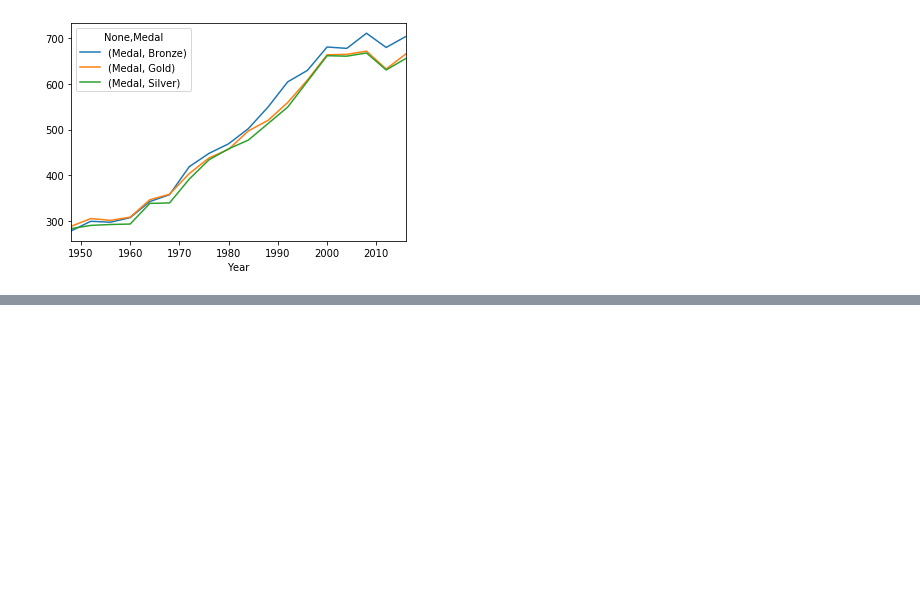
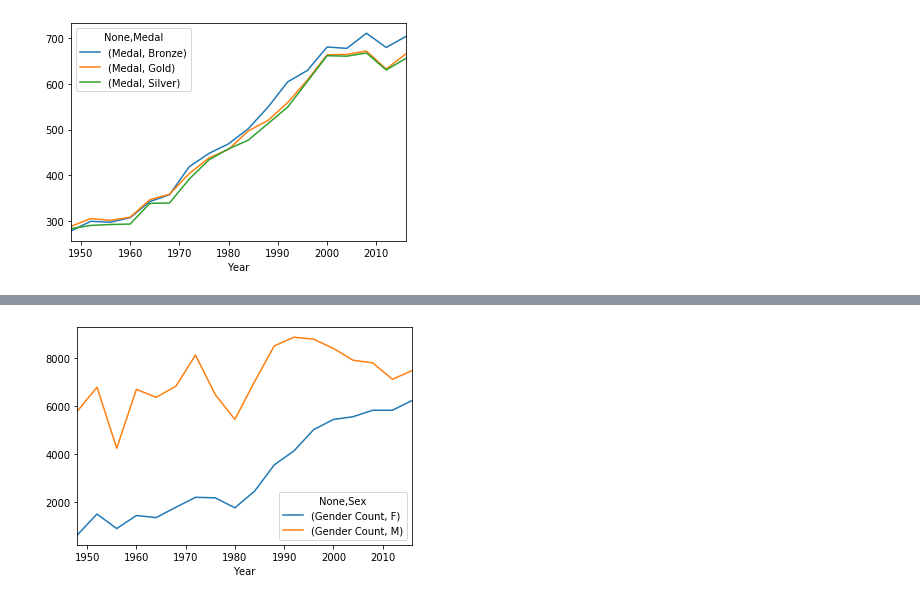
Before and after one commit to tysorensen/project1-group1, a Jupyter notebook: olympic_data.ipynb, the cells around one changed output, grey strips where cells are left out. Saved outputs shown, nothing was run; the diff lists cells and outputs as text; code cells hidden in the pictures; blank space fills up the shorter version.

```diff
--- a/olympic_data.ipynb
+++ b/olympic_data.ipynb
@@ -68,0 +124,18 @@ sport_line = sport_count_sort.plot.line()
+# %%
+#GENDER RATIO BY SUMMER OLYMPIC GAMES - LINE GRAPH
+
+grouped_year = summer_olympics.groupby(["Year"])
+grouped_year
+
+gender_count = grouped_year["Sex"].value_counts()
+gender_count
+
+gender_count_df = pd.DataFrame(gender_count).unstack()
+gender_count_df
+
+gender_count_rename = gender_count_df.rename(columns={"Sex": "Gender Count"})
+gender_count_rename
+
+gender_line_graph = gender_count_rename.plot.line()
+# %% [output]
+[figure, added]
```
Also changed, not shown: parts of 8 cells of this notebook.
